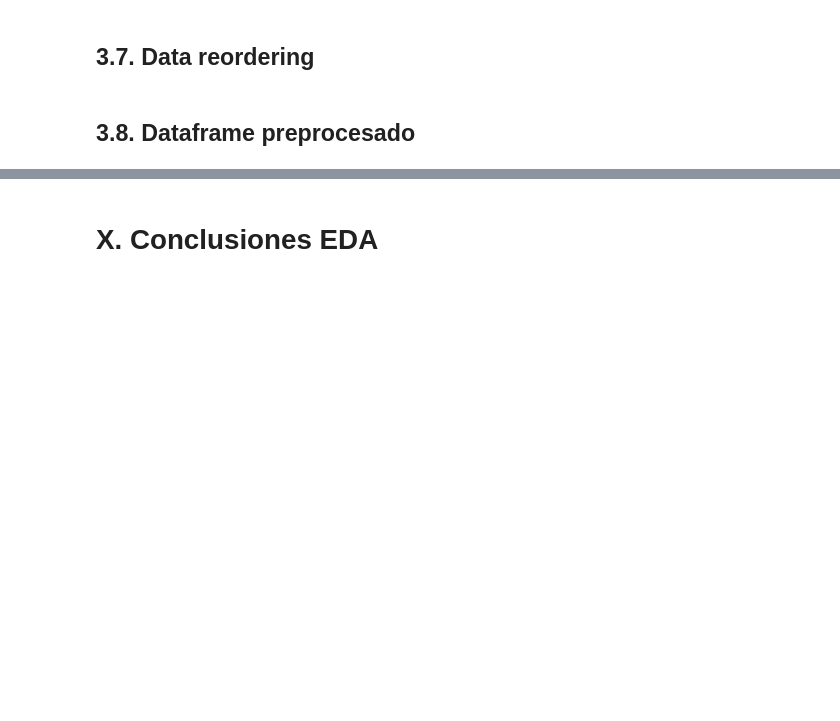
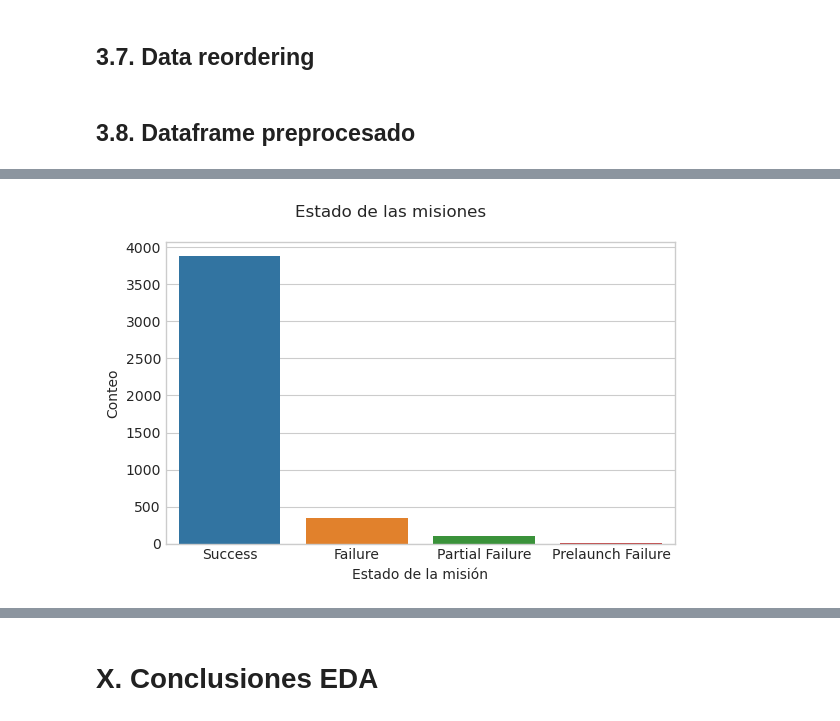
Before and after one commit to JoePortilla/SpaceMissions-EDA, a Jupyter notebook: SpaceMissions-EDA.ipynb, the cells around one changed output, grey strips where cells are left out. Saved outputs shown, nothing was run; the diff lists cells and outputs as text; code cells hidden in the pictures; blank space fills up the shorter version.

```diff
--- a/SpaceMissions-EDA.ipynb
+++ b/SpaceMissions-EDA.ipynb
@@ -219,0 +350,11 @@ memory usage: 371.7+ KB
+# %%
+fig, ax = plt.subplots(figsize=(6, 4))
+fig.suptitle('Estado de las misiones')
+
+sns.countplot(data=df, x='mission_status', ax=ax)
+ax.set_xlabel('Estado de la misión')
+ax.set_ylabel('Conteo')
+
+plt.tight_layout()
+# %% [output]
+[figure, added]
```
Also changed, not shown: parts of 33 cells of this notebook.
